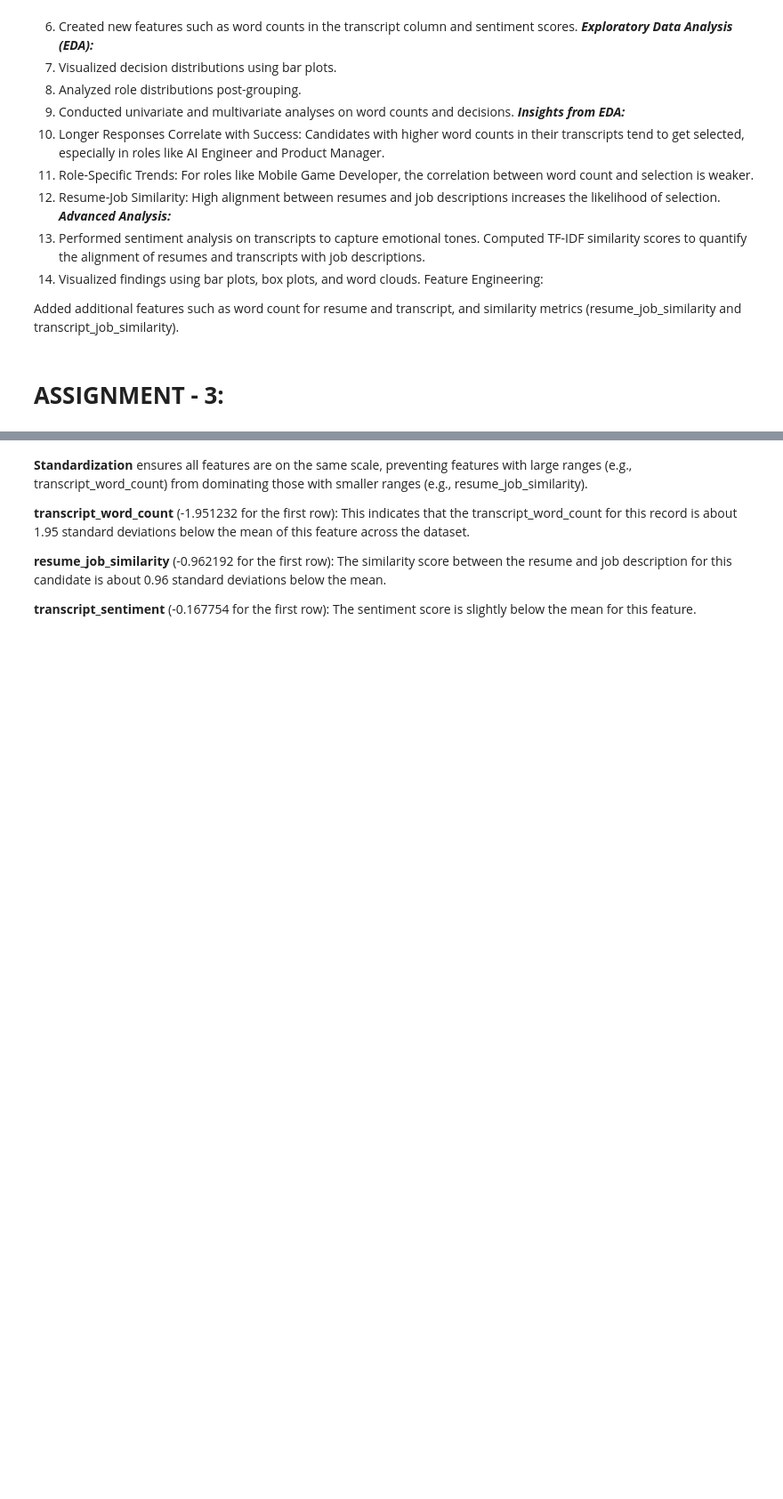
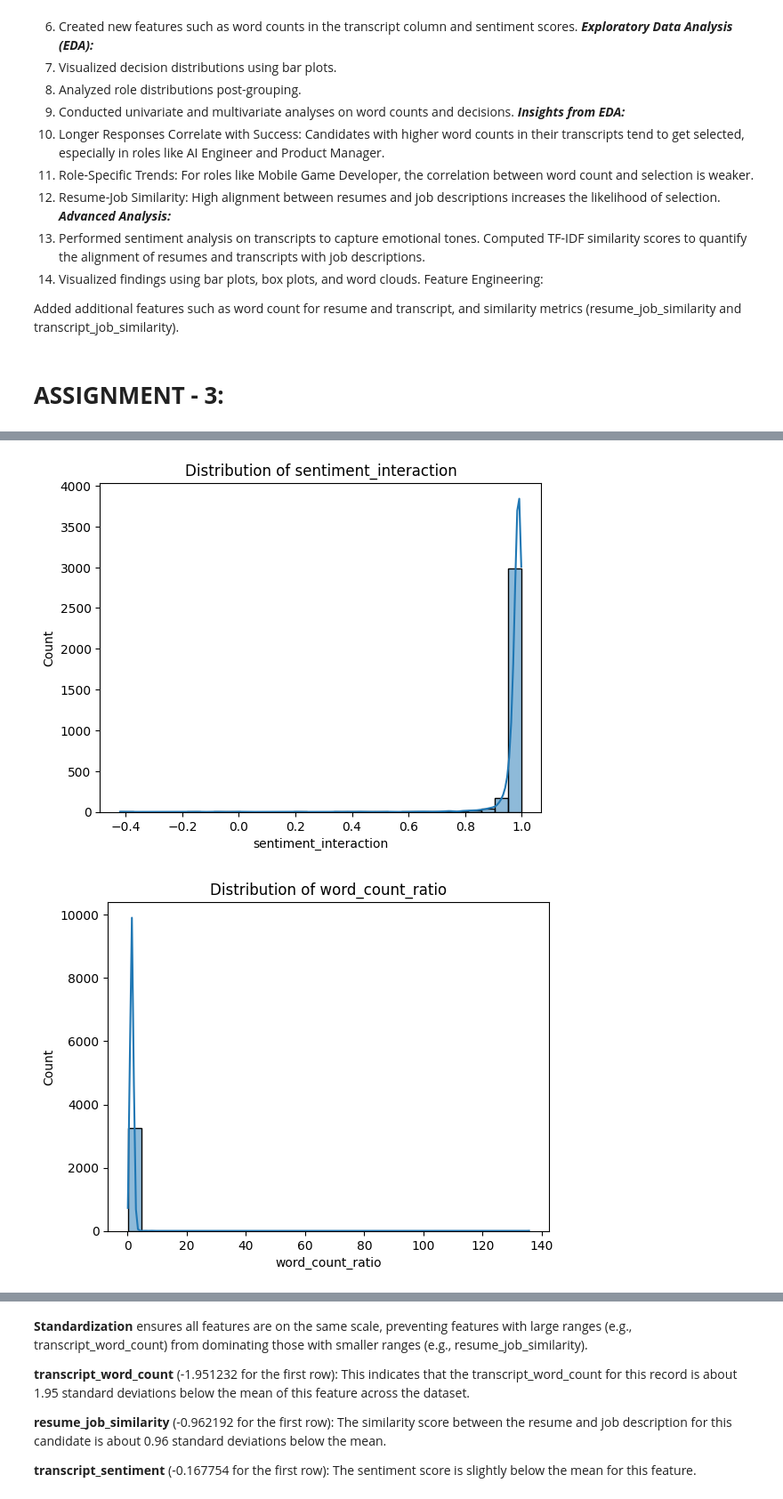
Before and after one commit to RohithMacharla11/-AI-Driven-Recruitment-Pipeline, a Jupyter notebook: Exploratory_Data_Analysis.ipynb, the cells around one changed output, grey strips where cells are left out. Shown at 89% size. Saved outputs shown, nothing was run; the diff lists cells and outputs as text; code cells hidden in the pictures; blank space fills up the shorter version.

```diff
--- a/Exploratory_Data_Analysis.ipynb
+++ b/Exploratory_Data_Analysis.ipynb
@@ -438,0 +504,3 @@ Added additional features such as word count for resume and transcript, and simi
+# %%
+# Assuming 'transcript_sentiment' and 'resume_sentiment' columns exist
+final_data['sentiment_interaction'] = final_data['transcript_sentiment'] * final_data['resume_sentiment']
@@ -438,0 +511,28 @@ Added additional features such as word count for resume and transcript, and simi
+# %%
+from sklearn.feature_extraction.text import CountVectorizer
+
+# Function to calculate overlap
+def calculate_overlap(transcript, resume):
+    if pd.isnull(transcript) or pd.isnull(resume):
+        return 0
+    transcript_words = set(transcript.split())
+    resume_words = set(resume.split())
+    return len(transcript_words.intersection(resume_words))
+
+# Apply the function
+final_data['resume_transcript_overlap'] = final_data.apply(
+    lambda row: calculate_overlap(row['transcript'], row['resume']), axis=1
+)
+# %%
+import seaborn as sns
+import matplotlib.pyplot as plt
+
+# Histograms
+features_to_plot = ['sentiment_interaction', 'word_count_ratio', 'resume_transcript_overlap']
+for feature in features_to_plot:
+    sns.histplot(final_data[feature], kde=True, bins=30)
+    plt.title(f"Distribution of {feature}")
+    plt.show()
+# %% [output]
+[figure, added]
+[figure, added]
```
Also changed, not shown: parts of 47 cells of this notebook.
